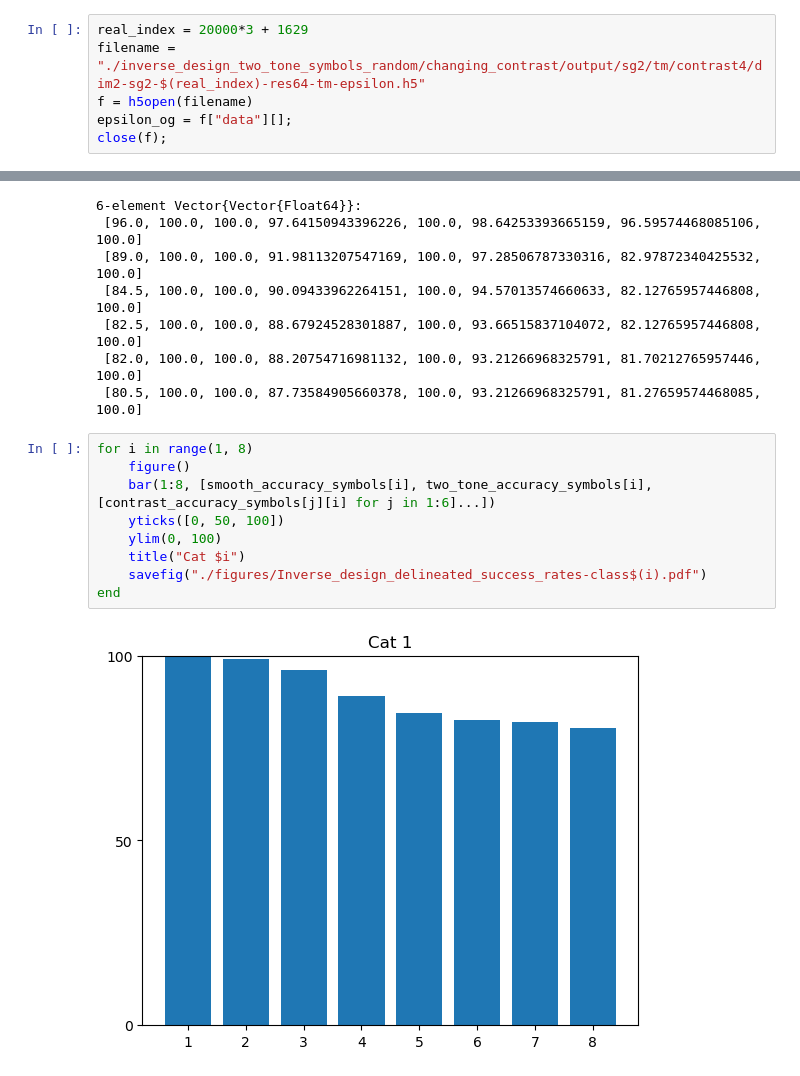
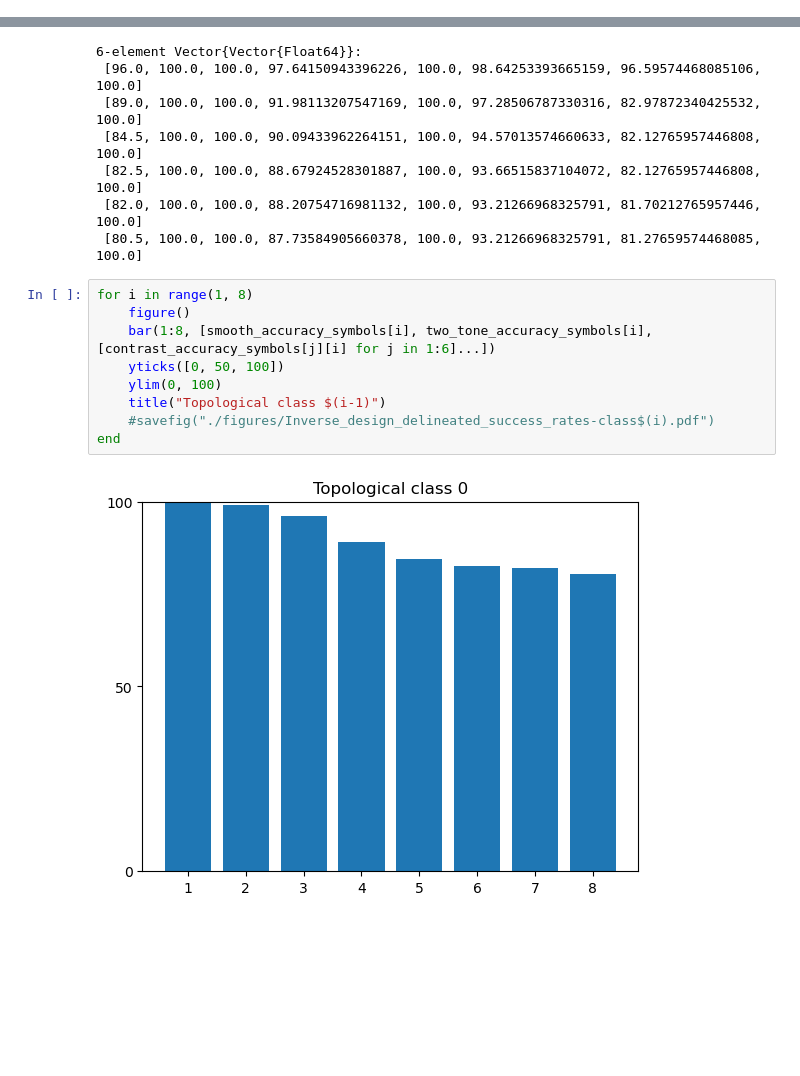
Before and after one commit to AliGhorashiCMT/Sparse-networks-for-topological-photonics, a Jupyter notebook: rectangular_lattices/Inverse design examples and success rates.ipynb, the cells around one changed output, grey strips where cells are left out. Cells and saved outputs as stored; diff of their text form; blank space fills up the shorter version.

```diff
--- a/rectangular_lattices/Inverse design examples and success rates.ipynb
+++ b/rectangular_lattices/Inverse design examples and success rates.ipynb
@@ -103,12 +103,6 @@ for (topological_class, filtered_filtered_indices) in enumerate(filtered_filtere
     end
     push!(epsilons_v_v, epsilons_v)
 end
-# %%
-real_index = 20000*3 + 1629
-filename = "./inverse_design_two_tone_symbols_random/changing_contrast/output/sg2/tm/contrast4/dim2-sg2-$(real_index)-res64-tm-epsilon.h5"
-f = h5open(filename)
-epsilon_og = f["data"][];
-close(f);
 # %%
 for topological_index in 1:8
     fig, axs = subplots(1, 5, figsize=(10, 10))
@@ -180,11 +174,11 @@ contrast_accuracy_symbols = 100*[num_correct_per_class[n] ./ (length.(expect_to_
 # %%
 for i in range(1, 8)
     figure()
     bar(1:8, [smooth_accuracy_symbols[i], two_tone_accuracy_symbols[i], [contrast_accuracy_symbols[j][i] for j in 1:6]...])
     yticks([0, 50, 100])
     ylim(0, 100)
-    title("Cat $i")
-    savefig("./figures/Inverse_design_delineated_success_rates-class$(i).pdf")
+    title("Topological class $(i-1)")
+    #savefig("./figures/Inverse_design_delineated_success_rates-class$(i).pdf")
 end
 # %% [output]
-[figure, old version]
+[figure, new version]
```
Also changed, not shown: parts of 1 cell of this notebook.
